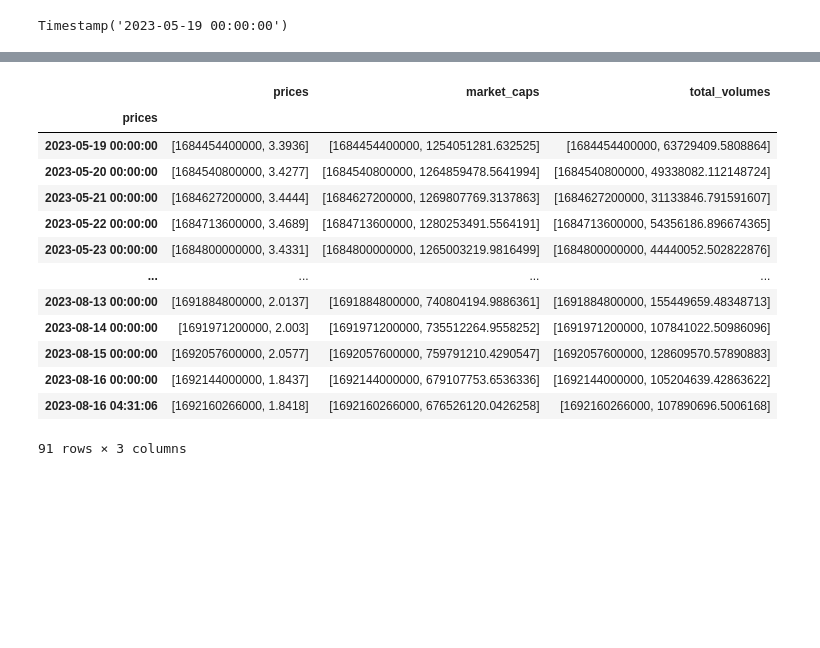
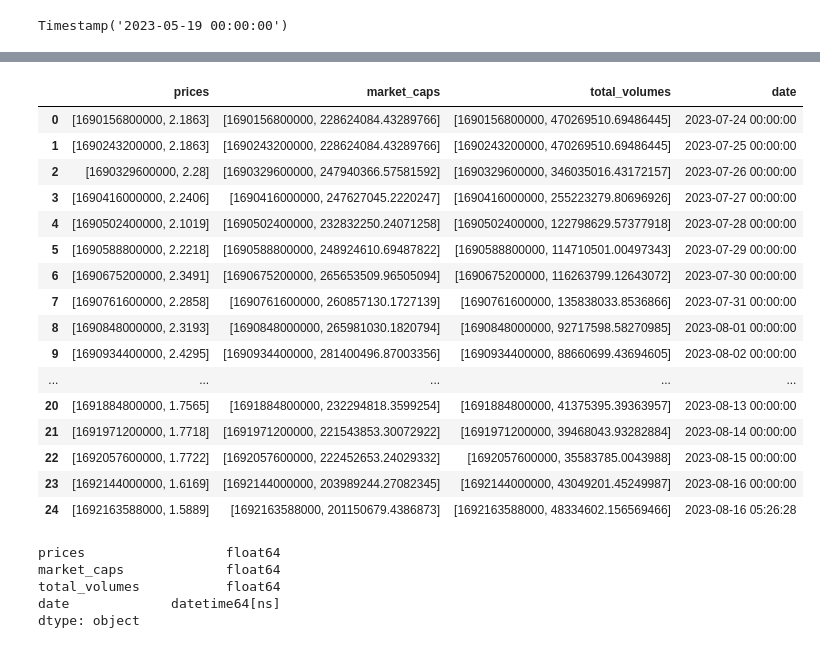
Before and after one commit to someonefrom93/PIDA_J_DIEGO, a Jupyter notebook: eda_gecko.ipynb, the cells around one changed output, grey strips where cells are left out. Cells and saved outputs as stored; diff of their text form; code cells hidden in the pictures; blank space fills up the shorter version.

Commit message:
some work on extracting data from CoinGecko API 1.0

```diff
--- a/eda_gecko.ipynb
+++ b/eda_gecko.ipynb
@@ -188,12 +206,12 @@ f"some texts {var} here"
 # %% [markdown]
 Let's run a simple attempt to get a historical data from aby coin.. later, this will be run through all coins
 # %%
-coin_id = "apecoin"
+coin_id = "worldcoin-wld"
 market_chart_ep = f"coins/{coin_id}/market_chart"
 
 market_chart_parameters = {
     "vs_currency": "usd",
-    "days": "90",
+    "days": "max",
     "interval": "daily",
     "precision": "4"
 }
@@ -240,19 +267,22 @@ Name: prices, Length: 91, dtype: datetime64[ns]
 # %%
-dates = pd.to_datetime(market_chart_coin_df["prices"].apply(lambda price: price[0]), unit="ms")
+market_chart_coin_df["date"] = pd.to_datetime(market_chart_coin_df["prices"].apply(lambda price: price[0]), unit="ms")
 # %%
-market_chart_coin_df.set_index(dates)
+market_chart_coin_df
 # %% [output]
-|  | prices | market_caps | total_volumes |
-| prices |  |  |  |
-| 2023-05-19 00:00:00 | [1684454400000, 3.3936] | [1684454400000, 1254051281.632525] | [1684454400000, 63729409.5808864] |
-| 2023-05-20 00:00:00 | [1684540800000, 3.4277] | [1684540800000, 1264859478.5641994] | [1684540800000, 49338082.112148724] |
-| 2023-05-21 00:00:00 | [1684627200000, 3.4444] | [1684627200000, 1269807769.3137863] | [1684627200000, 31133846.791591607] |
-| 2023-05-22 00:00:00 | [1684713600000, 3.4689] | [1684713600000, 1280253491.5564191] | [1684713600000, 54356186.896674365] |
-| 2023-05-23 00:00:00 | [1684800000000, 3.4331] | [1684800000000, 1265003219.9816499] | [1684800000000, 44440052.502822876] |
-| ... | ... | ... | ... |
-| 2023-08-13 00:00:00 | [1691884800000, 2.0137] | [1691884800000, 740804194.9886361] | [1691884800000, 155449659.48348713] |
-| 2023-08-14 00:00:00 | [1691971200000, 2.003] | [1691971200000, 735512264.9558252] | [1691971200000, 107841022.50986096] |
-| 2023-08-15 00:00:00 | [1692057600000, 2.0577] | [1692057600000, 759791210.4290547] | [1692057600000, 128609570.57890883] |
-| 2023-08-16 00:00:00 | [1692144000000, 1.8437] | [1692144000000, 679107753.6536336] | [1692144000000, 105204639.42863622] |
-| 2023-08-16 04:31:06 | [1692160266000, 1.8418] | [1692160266000, 676526120.0426258] | [1692160266000, 107890696.5006168] |
+|  | prices | market_caps | total_volumes | date |
+| 0 | [1690156800000, 2.1863] | [1690156800000, 228624084.43289766] | [1690156800000, 470269510.69486445] | 2023-07-24 00:00:00 |
+| 1 | [1690243200000, 2.1863] | [1690243200000, 228624084.43289766] | [1690243200000, 470269510.69486445] | 2023-07-25 00:00:00 |
+| 2 | [1690329600000, 2.28] | [1690329600000, 247940366.57581592] | [1690329600000, 346035016.43172157] | 2023-07-26 00:00:00 |
+| 3 | [1690416000000, 2.2406] | [1690416000000, 247627045.2220247] | [1690416000000, 255223279.80696926] | 2023-07-27 00:00:00 |
+| 4 | [1690502400000, 2.1019] | [1690502400000, 232832250.24071258] | [1690502400000, 122798629.57377918] | 2023-07-28 00:00:00 |
+| 5 | [1690588800000, 2.2218] | [1690588800000, 248924610.69487822] | [1690588800000, 114710501.00497343] | 2023-07-29 00:00:00 |
+| 6 | [1690675200000, 2.3491] | [1690675200000, 265653509.96505094] | [1690675200000, 116263799.12643072] | 2023-07-30 00:00:00 |
+| 7 | [1690761600000, 2.2858] | [1690761600000, 260857130.1727139] | [1690761600000, 135838033.8536866] | 2023-07-31 00:00:00 |
+| 8 | [1690848000000, 2.3193] | [1690848000000, 265981030.1820794] | [1690848000000, 92717598.58270985] | 2023-08-01 00:00:00 |
+| 9 | [1690934400000, 2.4295] | [1690934400000, 281400496.87003356] | [1690934400000, 88660699.43694605] | 2023-08-02 00:00:00 |
+| ... | ... | ... | ... | ... |
+| 20 | [1691884800000, 1.7565] | [1691884800000, 232294818.3599254] | [1691884800000, 41375395.39363957] | 2023-08-13 00:00:00 |
+| 21 | [1691971200000, 1.7718] | [1691971200000, 221543853.30072922] | [1691971200000, 39468043.93282884] | 2023-08-14 00:00:00 |
+| 22 | [1692057600000, 1.7722] | [1692057600000, 222452653.24029332] | [1692057600000, 35583785.0043988] | 2023-08-15 00:00:00 |
+| 23 | [1692144000000, 1.6169] | [1692144000000, 203989244.27082345] | [1692144000000, 43049201.45249987] | 2023-08-16 00:00:00 |
+| 24 | [1692163588000, 1.5889] | [1692163588000, 201150679.4386873] | [1692163588000, 48334602.156569466] | 2023-08-16 05:26:28 |
-91 rows × 3 columns
@@ -258,0 +293,8 @@ market_chart_coin_df.set_index(dates)
+# %%
+market_chart_coin_df.dtypes
+# %% [output]
+prices                  float64
+market_caps             float64
+total_volumes           float64
+date             datetime64[ns]
+dtype: object
```
Also changed, not shown: parts of 15 cells of this notebook.
